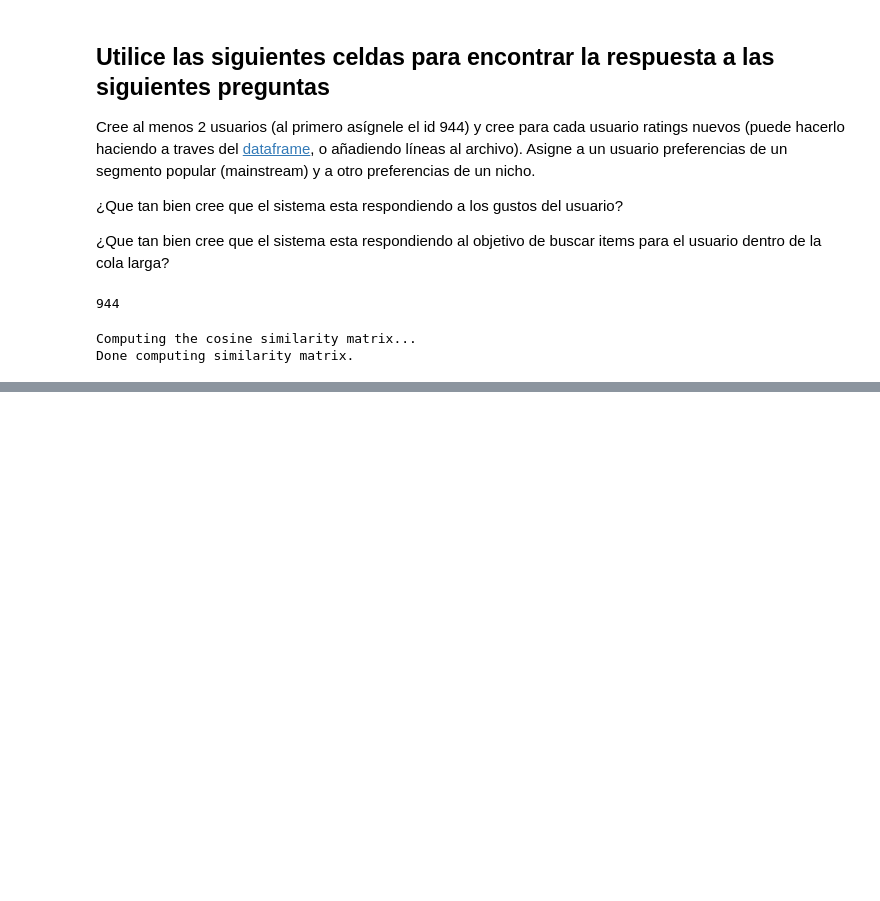
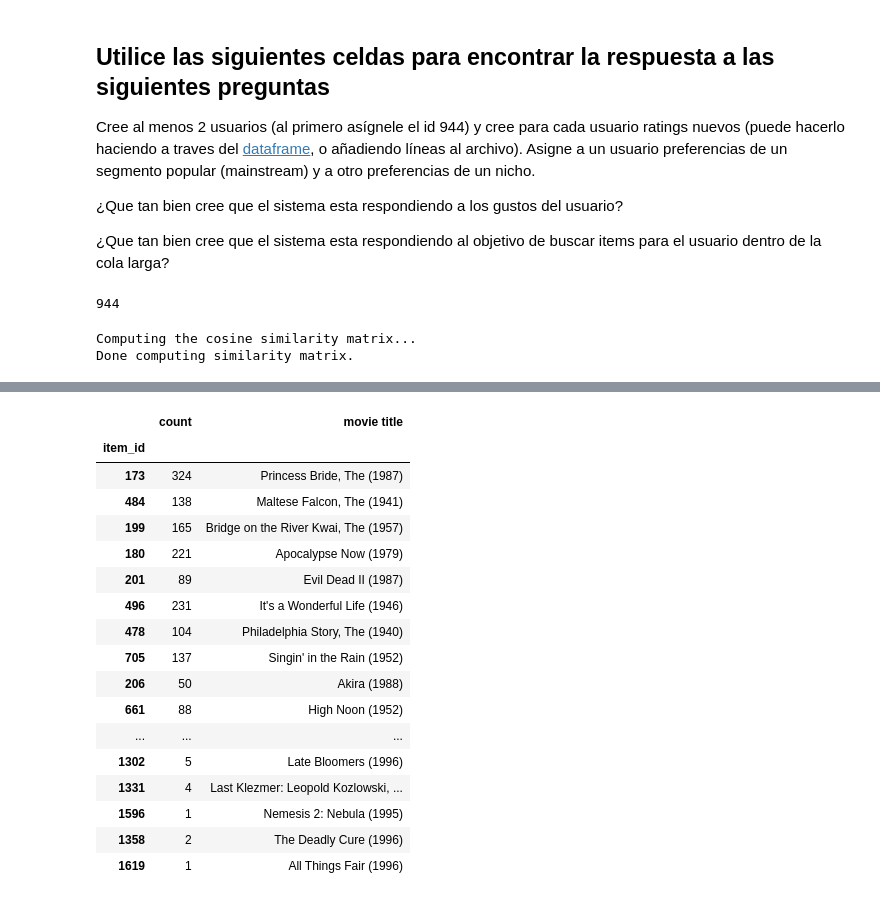
Before and after one commit to pedrorozoc/sist-recomendacion, a Jupyter notebook: Copia_de_MINE_4201_SR_Laboratorio_1.ipynb, the cells around one changed output, grey strips where cells are left out. Saved outputs shown, nothing was run; the diff lists cells and outputs as text; code cells hidden in the pictures; blank space fills up the shorter version.

Commit message:
mostrar el count de las películas seleccionadas

```diff
--- a/Copia_de_MINE_4201_SR_Laboratorio_1.ipynb
+++ b/Copia_de_MINE_4201_SR_Laboratorio_1.ipynb
@@ -613,0 +632,21 @@ df_predictions_final
+# %%
+df_items.loc[[173,484,199,180,201,496,478,705,206,661,1537,1431,1350,1324,1430,1302,1331,1596,1358,1619]][['count','movie title']]
+# %% [output]
+|  | count | movie title |
+| item_id |  |  |
+| 173 | 324 | Princess Bride, The (1987) |
+| 484 | 138 | Maltese Falcon, The (1941) |
+| 199 | 165 | Bridge on the River Kwai, The (1957) |
+| 180 | 221 | Apocalypse Now (1979) |
+| 201 | 89 | Evil Dead II (1987) |
+| 496 | 231 | It's a Wonderful Life (1946) |
+| 478 | 104 | Philadelphia Story, The (1940) |
+| 705 | 137 | Singin' in the Rain (1952) |
+| 206 | 50 | Akira (1988) |
+| 661 | 88 | High Noon (1952) |
+| ... | ... | ... |
+| 1302 | 5 | Late Bloomers (1996) |
+| 1331 | 4 | Last Klezmer: Leopold Kozlowski, ... |
+| 1596 | 1 | Nemesis 2: Nebula (1995) |
+| 1358 | 2 | The Deadly Cure (1996) |
+| 1619 | 1 | All Things Fair (1996) |
```
Also changed, not shown: parts of 1 cell of this notebook.
